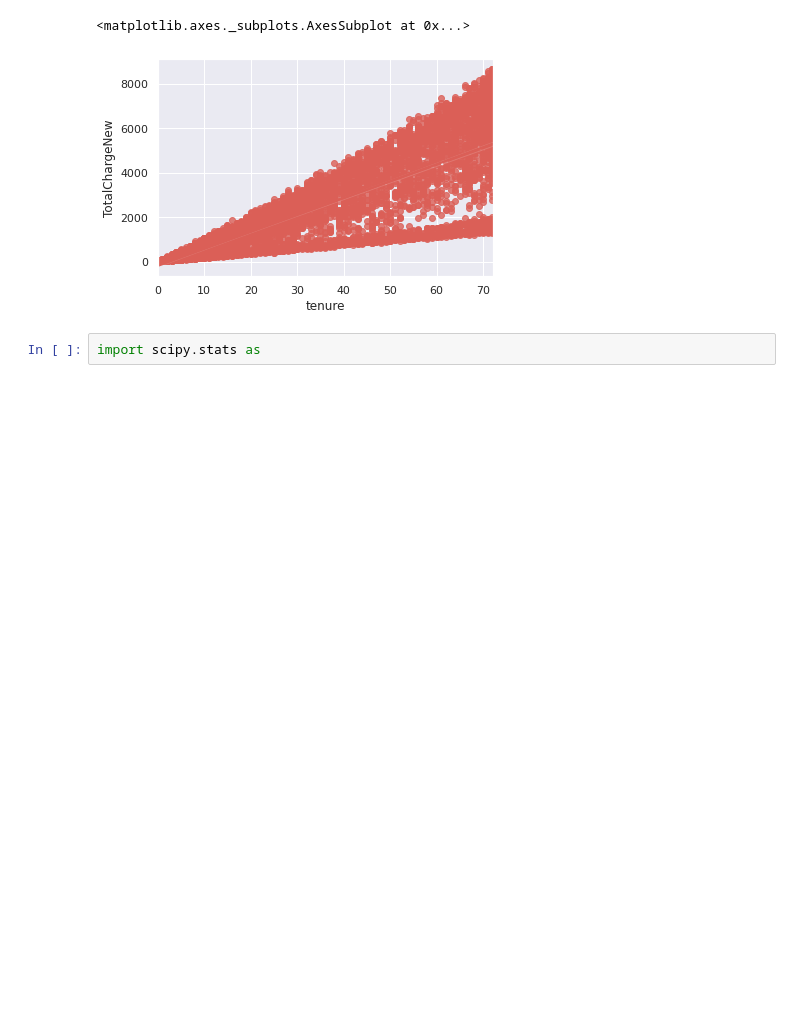
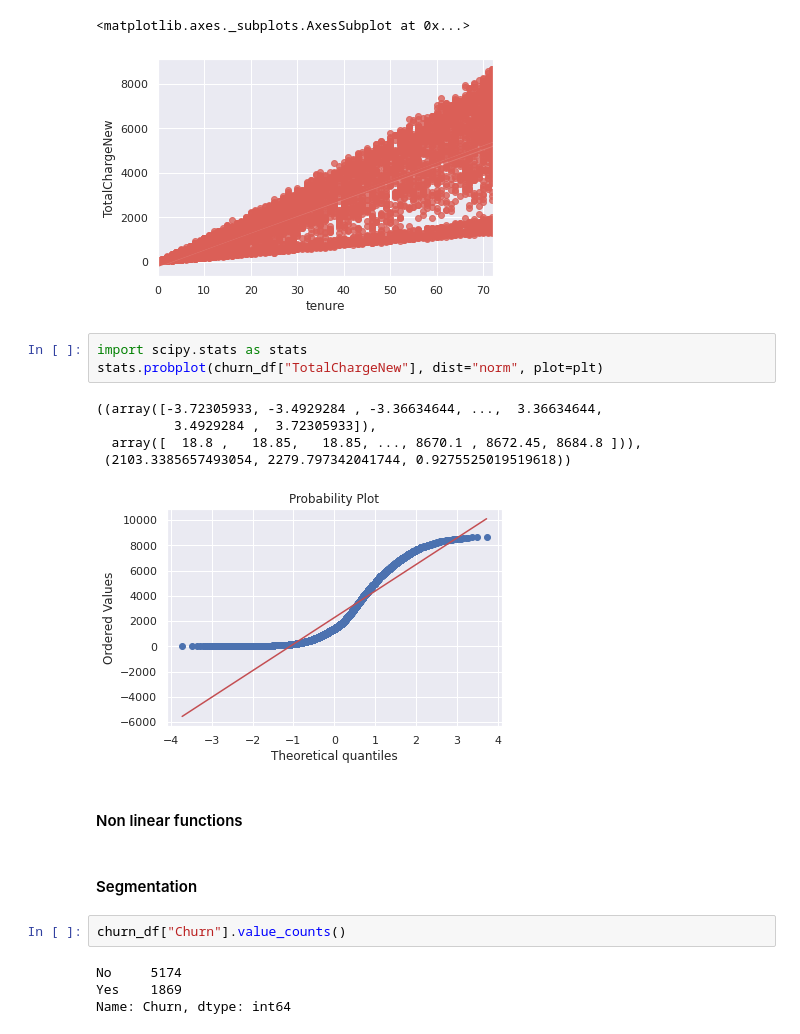
Before and after one commit to shelly2904/DATA_SCIENCE, a Jupyter notebook: EDA/Applied_Statistics.ipynb, the cells around one changed output. Drawn from its saved outputs; the diff is of its cells as text; blank space fills up the shorter version.

```diff
--- a/EDA/Applied_Statistics.ipynb
+++ b/EDA/Applied_Statistics.ipynb
@@ -527,4 +527,21 @@ sns.regplot(x = "tenure", y="TotalChargeNew", data=churn_df)
 <matplotlib.axes._subplots.AxesSubplot at 0x...>
 [figure]
 # %%
-import scipy.stats as
+import scipy.stats as stats
+stats.probplot(churn_df["TotalChargeNew"], dist="norm", plot=plt)
+# %% [output]
+((array([-3.72305933, -3.4929284 , -3.36634644, ...,  3.36634644,
+          3.4929284 ,  3.72305933]),
+  array([  18.8 ,   18.85,   18.85, ..., 8670.1 , 8672.45, 8684.8 ])),
+ (2103.3385657493054, 2279.797342041744, 0.9275525019519618))
+[figure, added]
+# %% [markdown]
+#### Non linear functions
+# %% [markdown]
+#### Segmentation
+# %%
+churn_df["Churn"].value_counts()
+# %% [output]
+No     5174
+Yes    1869
+Name: Churn, dtype: int64
```
Also changed, not shown: parts of 7 cells of this notebook.
